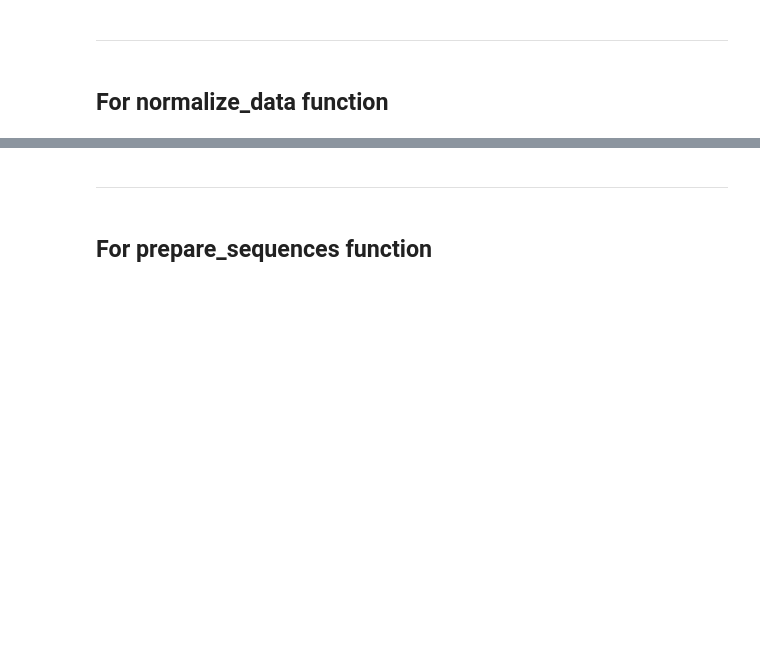
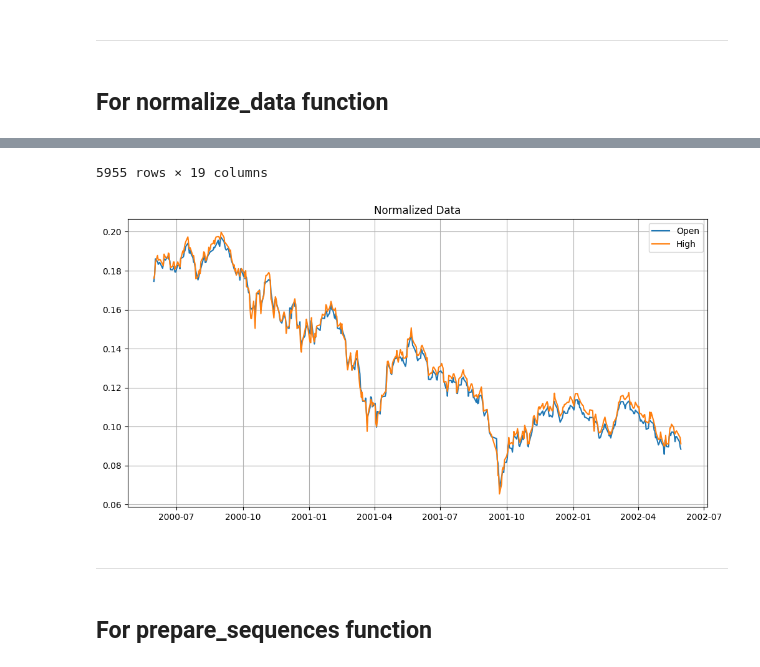
Before and after one commit to BoykoPetevBoev/Stock-Market-Prediction, a Jupyter notebook: src/models/lstm_v2/lstm_normalize.ipynb, the cells around one changed output, grey strips where cells are left out. Cells and saved outputs as stored; diff of their text form; code cells hidden in the pictures; blank space fills up the shorter version.

```diff
--- a/src/models/lstm_v2/lstm_normalize.ipynb
+++ b/src/models/lstm_v2/lstm_normalize.ipynb
@@ -127,8 +114,10 @@ data = normalize_data(data)
 
 
 # Show data
-# plt = config_chart('Normalized Data')
-# plt.plot(data)
-# plt.legend(['Open', 'High', 'Low', 'Close'])
+plt = config_chart('Normalized Data')
+plt.plot(data['High'][0:500])
+plt.plot(data['Low'][0:500])
+plt.legend(['Open', 'High', 'Low', 'Close'])
 
 data
+# %% [output]
@@ -135,3 +137,5 @@ data
+5955 rows × 19 columns
+[figure, added]
 # %% [markdown]
 ----
 # %% [markdown]
```
Also changed, not shown: parts of 14 cells of this notebook, 9 other files.
